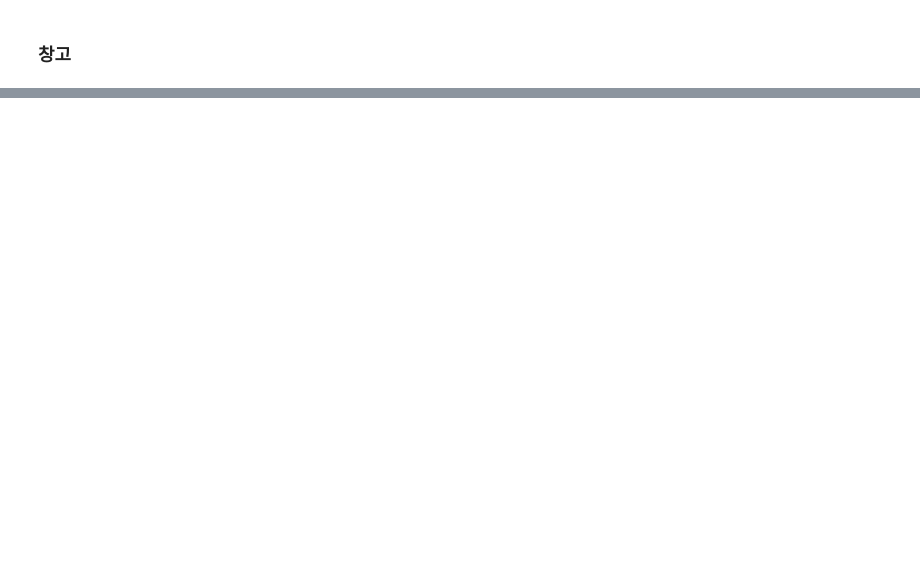
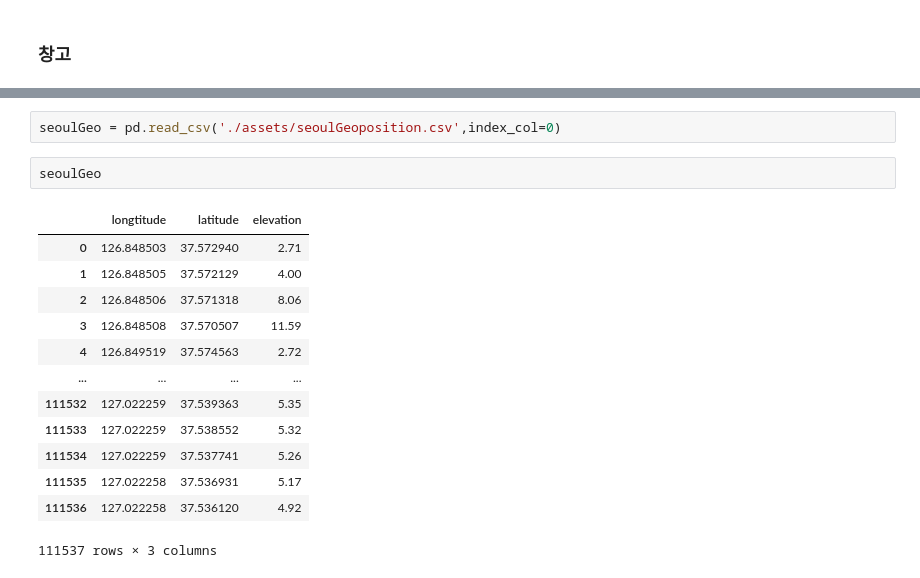
Before and after one commit to yangoos57/seoulBikeProject, a Jupyter notebook: backend/ExtractBikeTourplots.ipynb, the cells around one changed output, grey strips where cells are left out. Drawn from its saved outputs; the diff is of its cells as text; blank space fills up the shorter version.

```diff
--- a/backend/ExtractBikeTourplots.ipynb
+++ b/backend/ExtractBikeTourplots.ipynb
@@ -840,0 +888,18 @@ haversineOneStation(207,station)
+# %%
+seoulGeo = pd.read_csv('./assets/seoulGeoposition.csv',index_col=0)
+# %%
+seoulGeo
+# %% [output]
+|  | longtitude | latitude | elevation |
+| 0 | 126.848503 | 37.572940 | 2.71 |
+| 1 | 126.848505 | 37.572129 | 4.00 |
+| 2 | 126.848506 | 37.571318 | 8.06 |
+| 3 | 126.848508 | 37.570507 | 11.59 |
+| 4 | 126.849519 | 37.574563 | 2.72 |
+| ... | ... | ... | ... |
+| 111532 | 127.022259 | 37.539363 | 5.35 |
+| 111533 | 127.022259 | 37.538552 | 5.32 |
+| 111534 | 127.022259 | 37.537741 | 5.26 |
+| 111535 | 127.022258 | 37.536931 | 5.17 |
+| 111536 | 127.022258 | 37.536120 | 4.92 |
+111537 rows × 3 columns
```
Also changed, not shown: parts of 43 cells of this notebook, 4 other files.
